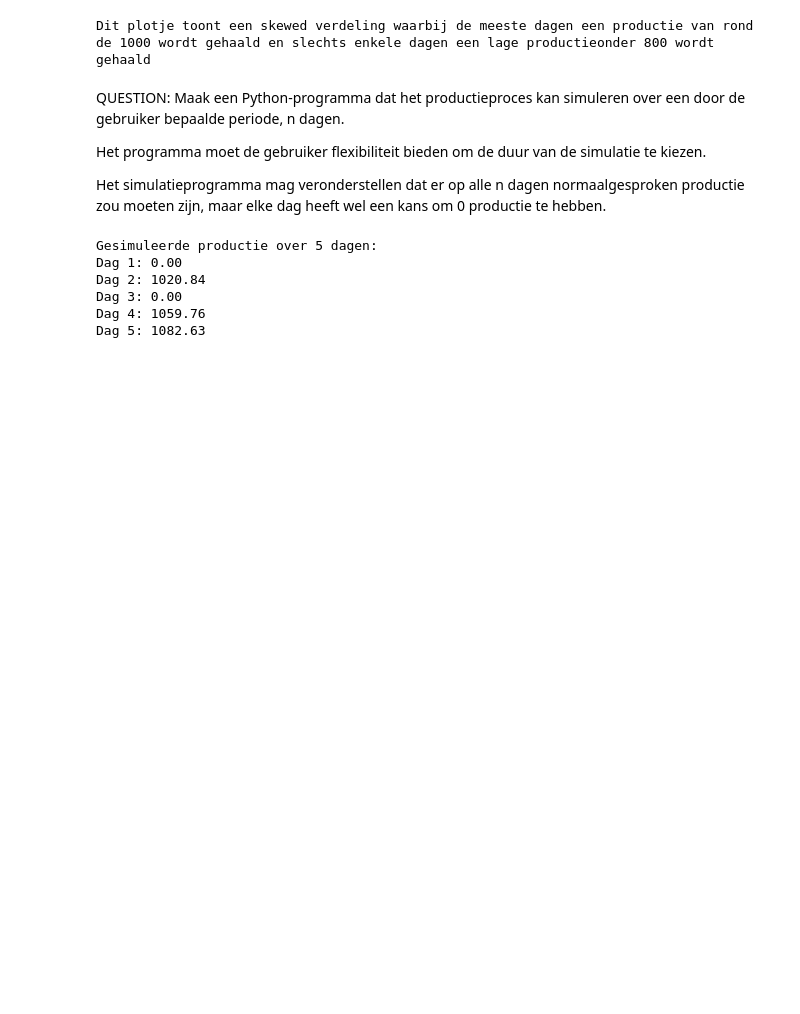
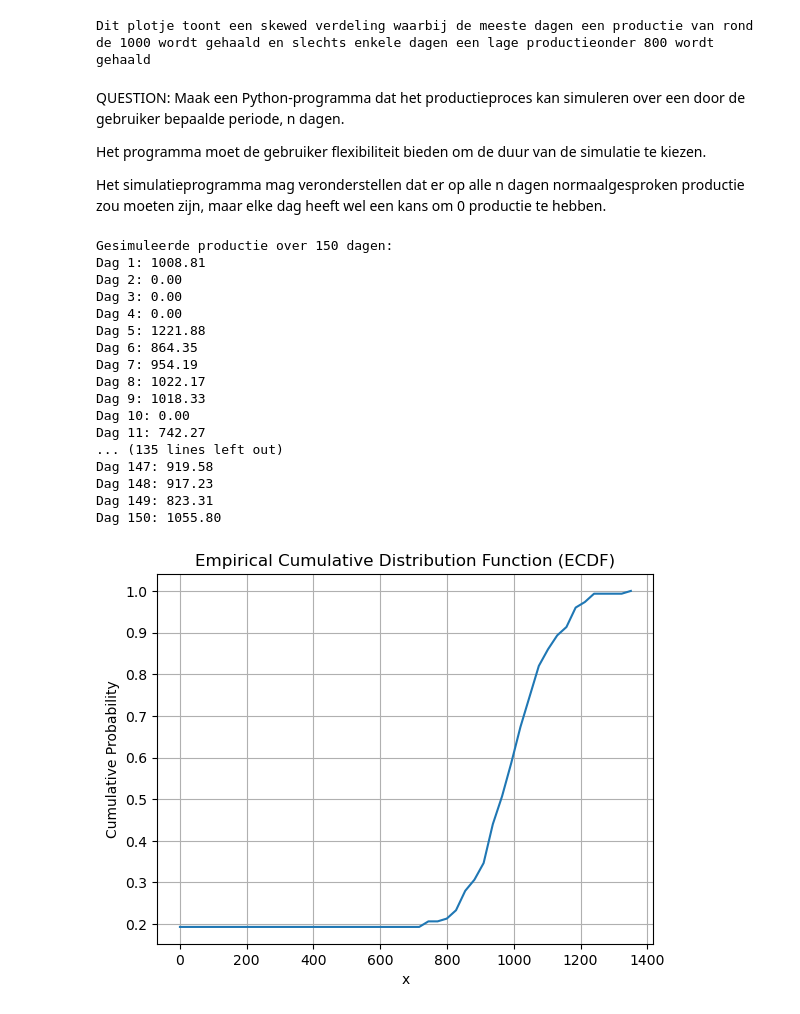
Before and after one commit to BVR83/Syntra_DS_statistics_visualisation, a Jupyter notebook: scripts/notebooks/1_Productieproces.ipynb, the cells around one changed output. Cells and saved outputs as stored; diff of their text form; code cells hidden in the pictures; blank space fills up the shorter version.

Commit message:
ecdf productie + start test file autoproductie

```diff
--- a/scripts/notebooks/1_Productieproces.ipynb
+++ b/scripts/notebooks/1_Productieproces.ipynb
@@ -198,53 +198,68 @@ def simulate_production(days, mu, sigma, zero_production_prob):
     Returns:
         production_simulated (list): Een lijst met gesimuleerde productiewaarden voor elke dag.
     """
     production_simulated = []
     for _ in range(days):
         # Simuleer of er 0 productie is op deze dag
         if np.random.random() < zero_production_prob:
             production_simulated.append(0)
         else:
             # Genereer een gesimuleerde productiewaarde gebaseerd op de normale verdeling
             production_simulated.append(max(0, np.random.normal(mu, sigma)))
     return production_simulated
 
 
 # Input van de gebruiker voor het aantal dagen om te simuleren
 days = int(input("Hoeveel dagen wil je simuleren? "))
-
 zero_production_prob = percentage_O / 100
 
 # # Simuleer het productieproces
-ecdc_data = production_simulated = simulate_production(days, mu, sigma, zero_production_prob)
+ecdc_data = simulate_production(days, mu, sigma, zero_production_prob)
 
 # Toon de gesimuleerde productiewaarden
 print("Gesimuleerde productie over {} dagen:".format(days))
-for day, production in enumerate(production_simulated, start=1):
+for day, production in enumerate(ecdc_data, start=1):
     print("Dag {}: {:.2f}".format(day, production))
 
-# print(ecdc_data)
+# # Remove any zeros from the data (if needed)
+# ecdc_data = [x for x in ecdc_data if x != 0]
 
-# # Compute the empirical cumulative distribution function (ECDF)
-# ecdf_result = ecdf(ecdc_data)
+# Define the cumulative distribution function
+def cumulative_distribution_function(x):
+    sorted_data = np.sort(ecdc_data)
+    n = len(sorted_data)
+    cdf = np.searchsorted(sorted_data, x, side='right') / n
+    return cdf
 
-# # Generate x-values for plotting
-# xx = np.linspace(min(ecdc_data), max(ecdc_data), 100)
+# Generate x values from 0 to 10^4
+xx = np.linspace(min(ecdc_data), max(ecdc_data))
 
-# # Evaluate the ECDF at the x-values
-# Fxx = ecdf_result(xx)
+# Calculate the CDF values for the generated x values
+Fxx = cumulative_distribution_function(xx)
 
-# # Plot ECDF
-# plt.figure(figsize=(10, 6))
-# plt.plot(xx, Fxx, marker='o', linestyle='-')
-# plt.title('Empirische Cumulatieve Distributiefunctie (ECDF)')
-# plt.xlabel('Productie')
-# plt.ylabel('Cumulatieve kans')
-# plt.grid(True)
-# plt.show()
+# Plot the CDF
+plt.plot(xx, Fxx)
+plt.xlabel('x')
+plt.ylabel('Cumulative Probability')
+plt.title('Empirical Cumulative Distribution Function (ECDF)')
+plt.grid(True)
+plt.show()
 # %% [output]
-Gesimuleerde productie over 5 dagen:
-Dag 1: 0.00
-Dag 2: 1020.84
+Gesimuleerde productie over 150 dagen:
+Dag 1: 1008.81
+Dag 2: 0.00
 Dag 3: 0.00
-Dag 4: 1059.76
-Dag 5: 1082.63
+Dag 4: 0.00
+Dag 5: 1221.88
+Dag 6: 864.35
+Dag 7: 954.19
+Dag 8: 1022.17
+Dag 9: 1018.33
+Dag 10: 0.00
+Dag 11: 742.27
+... (135 lines left out)
+Dag 147: 919.58
+Dag 148: 917.23
+Dag 149: 823.31
+Dag 150: 1055.80
+[figure, added]
```
Also changed, not shown: 2 other files.
